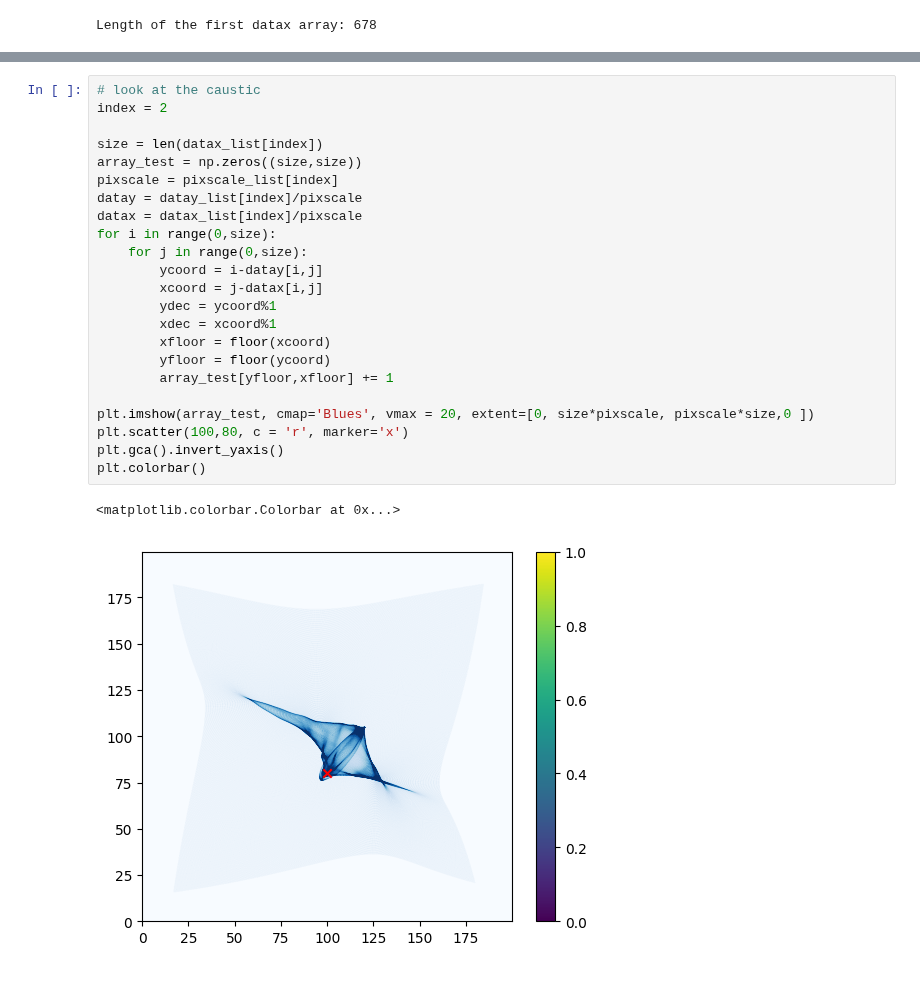
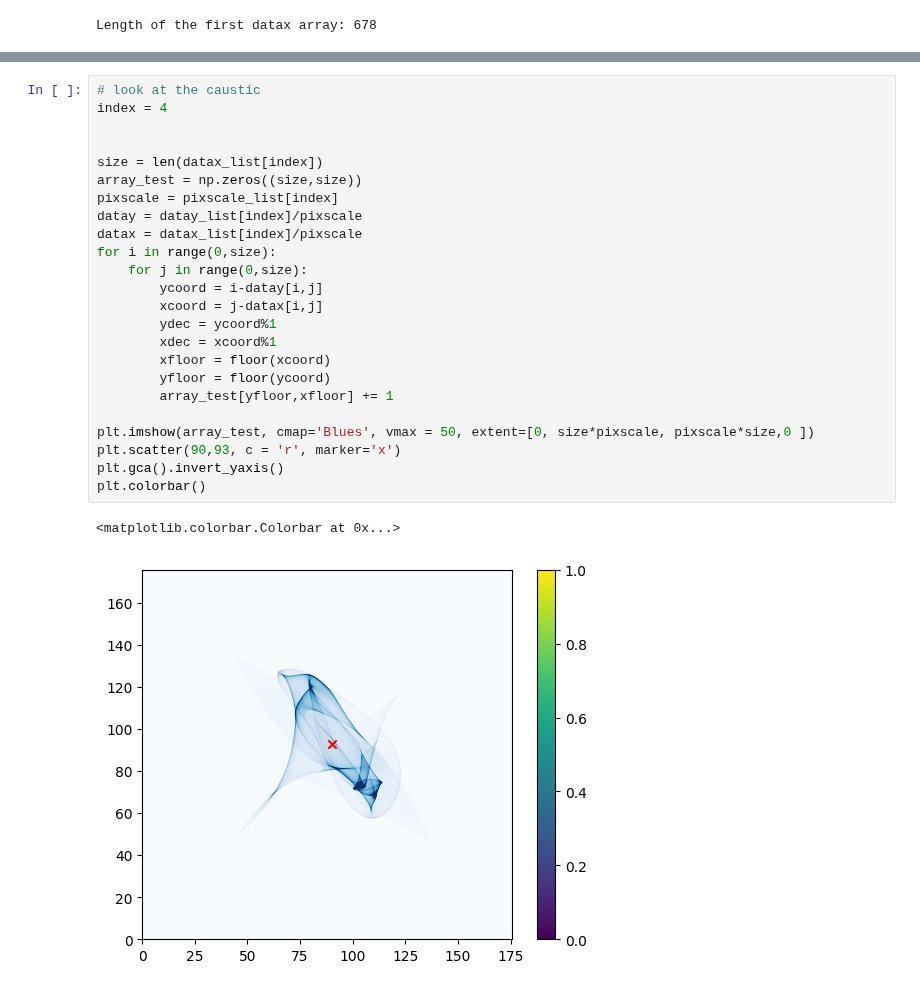
Before and after one commit to diceandcats/GWlensing_Brian, a Jupyter notebook: visualize cluster.ipynb, the cells around one changed output, grey strips where cells are left out. Drawn from its saved outputs; the diff is of its cells as text.

```diff
--- a/visualize cluster.ipynb
+++ b/visualize cluster.ipynb
@@ -92,26 +92,27 @@ print(pixscale_list)
 # %%
 # look at the caustic
-index = 2
+index = 4
+
 
 size = len(datax_list[index])
 array_test = np.zeros((size,size))
 pixscale = pixscale_list[index]
 datay = datay_list[index]/pixscale
 datax = datax_list[index]/pixscale
 for i in range(0,size):
     for j in range(0,size):
         ycoord = i-datay[i,j]
         xcoord = j-datax[i,j]
         ydec = ycoord%1
         xdec = xcoord%1
         xfloor = floor(xcoord)
         yfloor = floor(ycoord)
         array_test[yfloor,xfloor] += 1
 
-plt.imshow(array_test, cmap='Blues', vmax = 20, extent=[0, size*pixscale, pixscale*size,0 ])
-plt.scatter(100,80, c = 'r', marker='x')
+plt.imshow(array_test, cmap='Blues', vmax = 50, extent=[0, size*pixscale, pixscale*size,0 ])
+plt.scatter(90,93, c = 'r', marker='x')
 plt.gca().invert_yaxis()
 plt.colorbar()
 # %% [output]
 <matplotlib.colorbar.Colorbar at 0x...>
-[figure, old version]
+[figure, new version]
```
Also changed, not shown: parts of 1 cell of this notebook, 7 other files.
